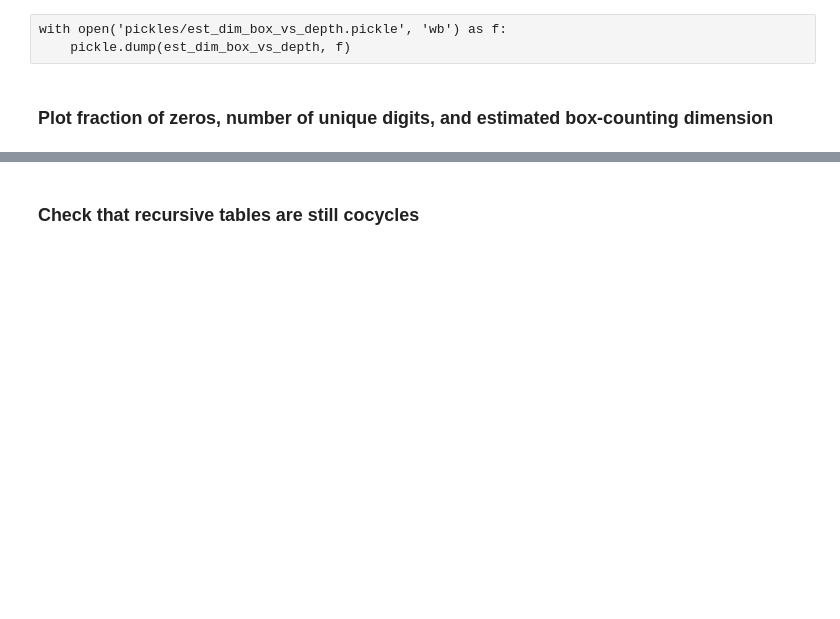
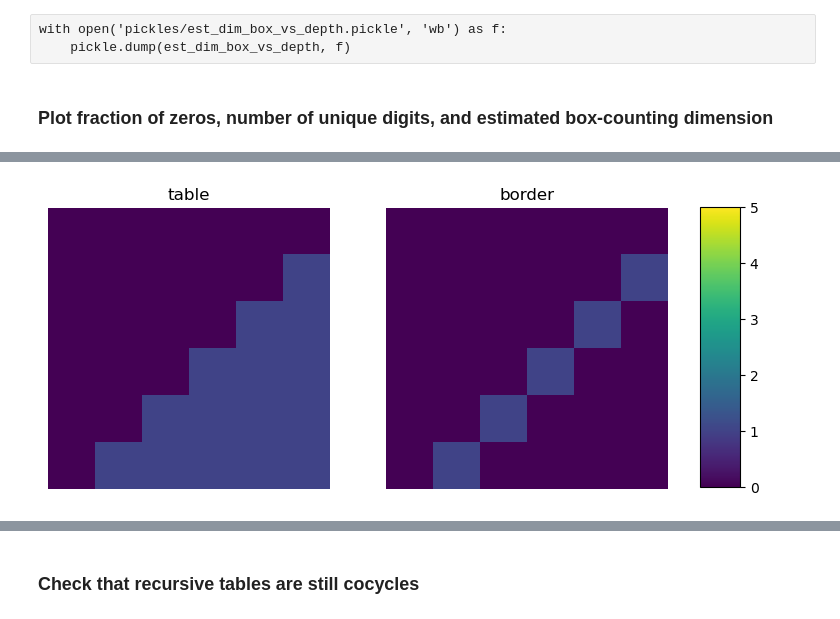
Before and after one commit to cutterdawes/BaseAddition, a Jupyter notebook: carry_tables.ipynb, the cells around one changed output, grey strips where cells are left out. Cells and saved outputs as stored; diff of their text form; code cells hidden in the pictures; blank space fills up the shorter version.

Commit message:
Fixed table consolidating

```diff
--- a/carry_tables.ipynb
+++ b/carry_tables.ipynb
@@ -208,0 +218,11 @@ plt.tight_layout()
+# %%
+std_c = ((0, 0, 0, 0, 0, 0),
+  (0, 1, 2, 3, 4, 5),
+  (0, 2, 4, 0, 2, 4),
+  (0, 3, 0, 3, 0, 3),
+  (0, 4, 2, 0, 4, 2),
+  (0, 5, 4, 3, 2, 1))
+# %%
+fn.plot_border(all_tables[6][std_c])
+# %% [output]
+[figure, added]
```
Also changed, not shown: parts of 11 cells of this notebook, 2 other files.
